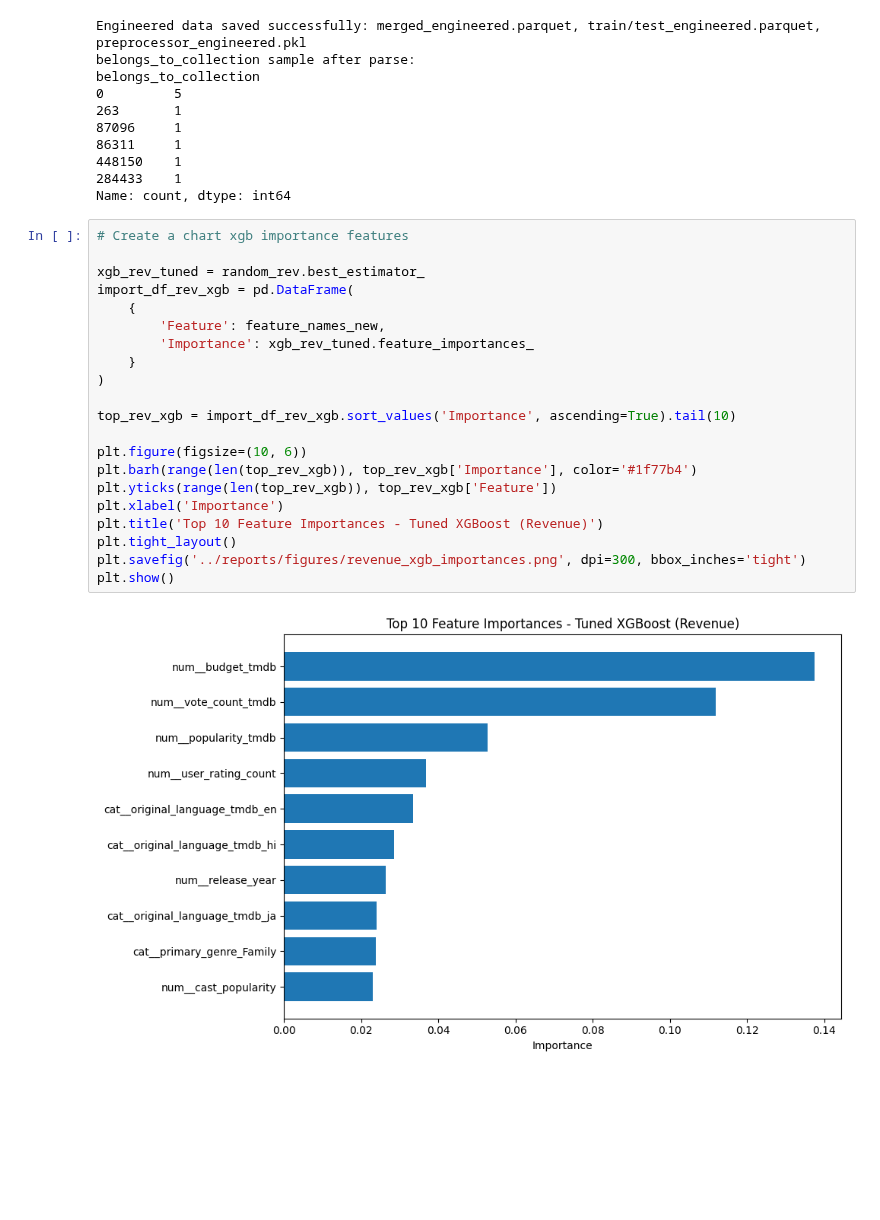
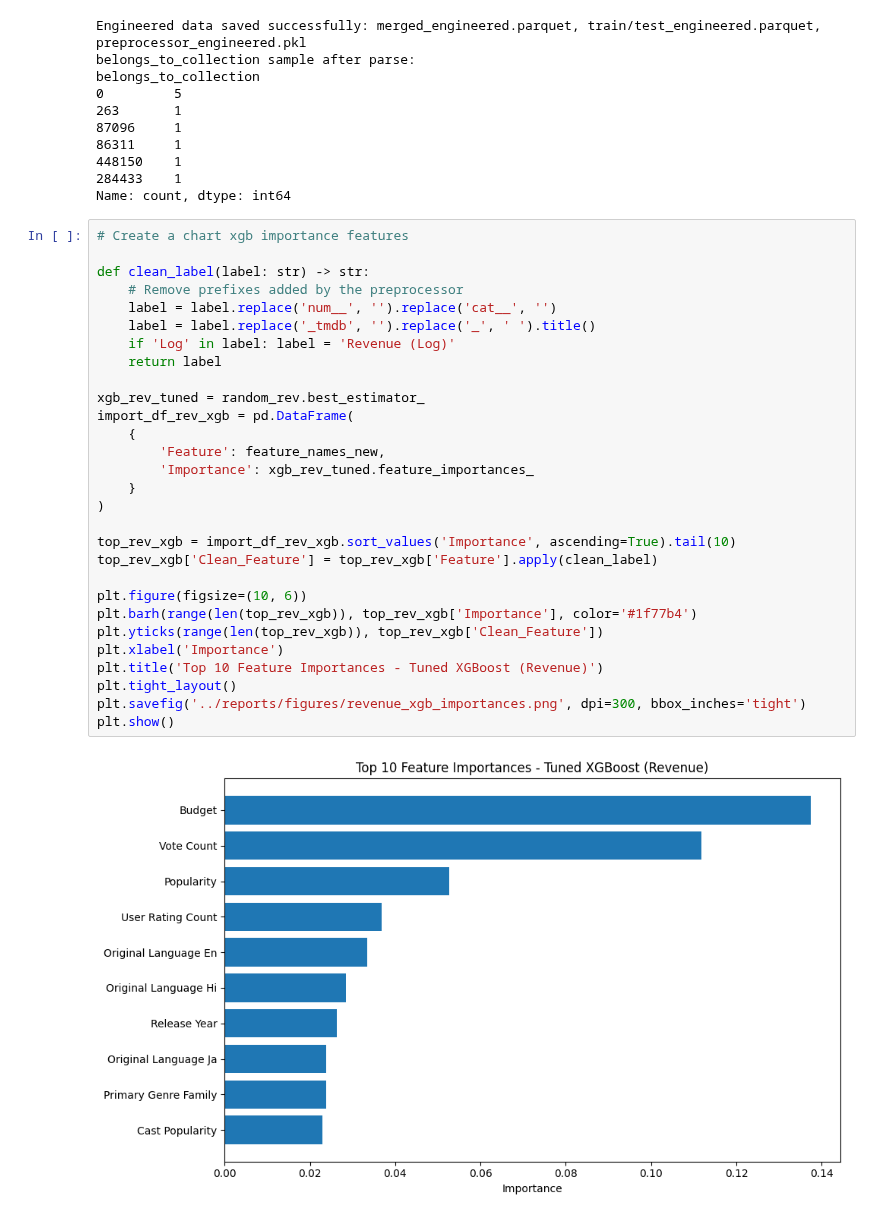
Before and after one commit to gavin-barro/CinemaSuccessSage, a Jupyter notebook: notebooks/advanced_models.ipynb, the cells around one changed output. Drawn from its saved outputs; the diff is of its cells as text; blank space fills up the shorter version.

Commit message:
update plot to use more legible terms instead of encoded variable names

```diff
--- a/notebooks/advanced_models.ipynb
+++ b/notebooks/advanced_models.ipynb
@@ -423,24 +423,32 @@ belongs_to_collection
 Name: count, dtype: int64
 # %%
 # Create a chart xgb importance features
+
+def clean_label(label: str) -> str:
+    # Remove prefixes added by the preprocessor
+    label = label.replace('num__', '').replace('cat__', '')
+    label = label.replace('_tmdb', '').replace('_', ' ').title()
+    if 'Log' in label: label = 'Revenue (Log)'
+    return label
 
 xgb_rev_tuned = random_rev.best_estimator_
 import_df_rev_xgb = pd.DataFrame(
     {
         'Feature': feature_names_new,
         'Importance': xgb_rev_tuned.feature_importances_
     }
 )
 
 top_rev_xgb = import_df_rev_xgb.sort_values('Importance', ascending=True).tail(10)
+top_rev_xgb['Clean_Feature'] = top_rev_xgb['Feature'].apply(clean_label)
 
 plt.figure(figsize=(10, 6))
 plt.barh(range(len(top_rev_xgb)), top_rev_xgb['Importance'], color='#1f77b4')
-plt.yticks(range(len(top_rev_xgb)), top_rev_xgb['Feature'])
+plt.yticks(range(len(top_rev_xgb)), top_rev_xgb['Clean_Feature'])
 plt.xlabel('Importance')
 plt.title('Top 10 Feature Importances - Tuned XGBoost (Revenue)')
 plt.tight_layout()
 plt.savefig('../reports/figures/revenue_xgb_importances.png', dpi=300, bbox_inches='tight')
 plt.show()
 # %% [output]
-[figure, old version]
+[figure, new version]
```
Also changed, not shown: 3 other files.
